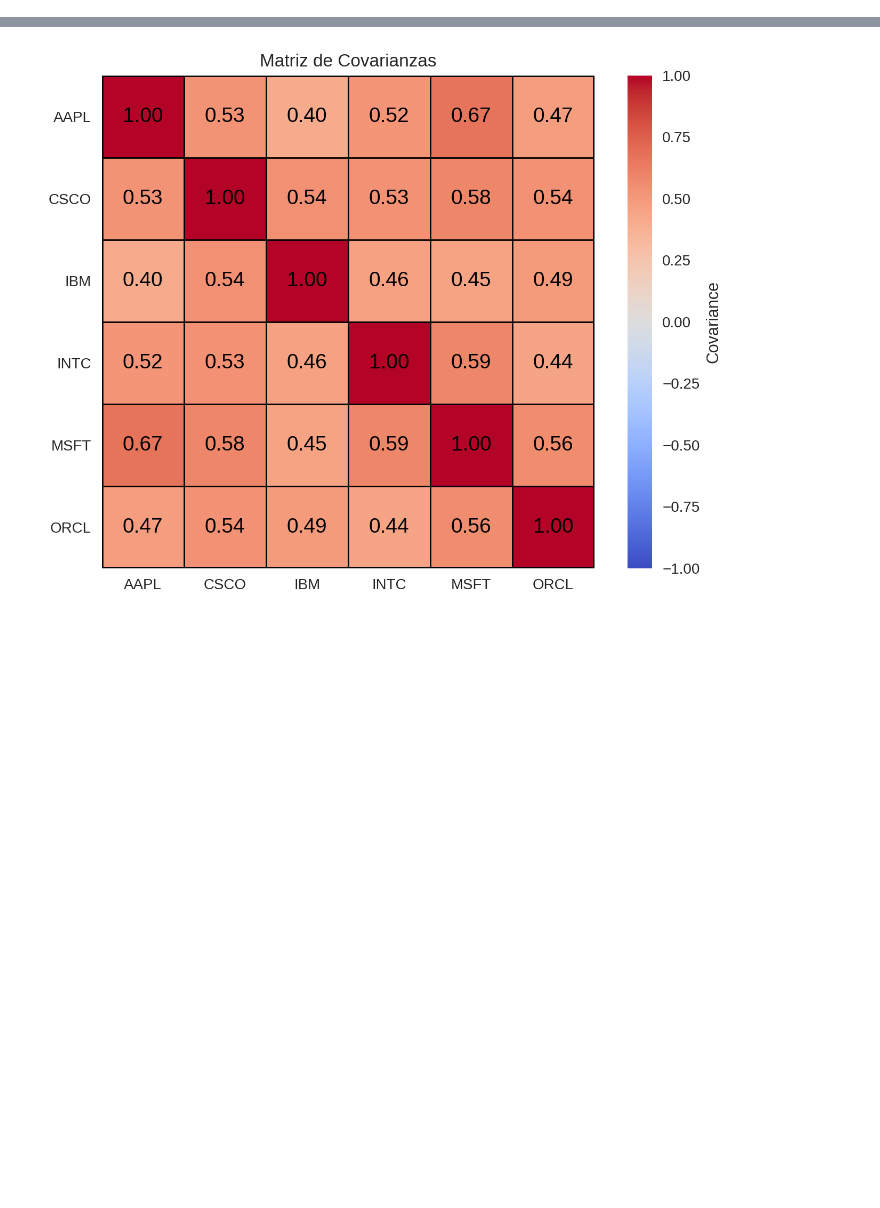
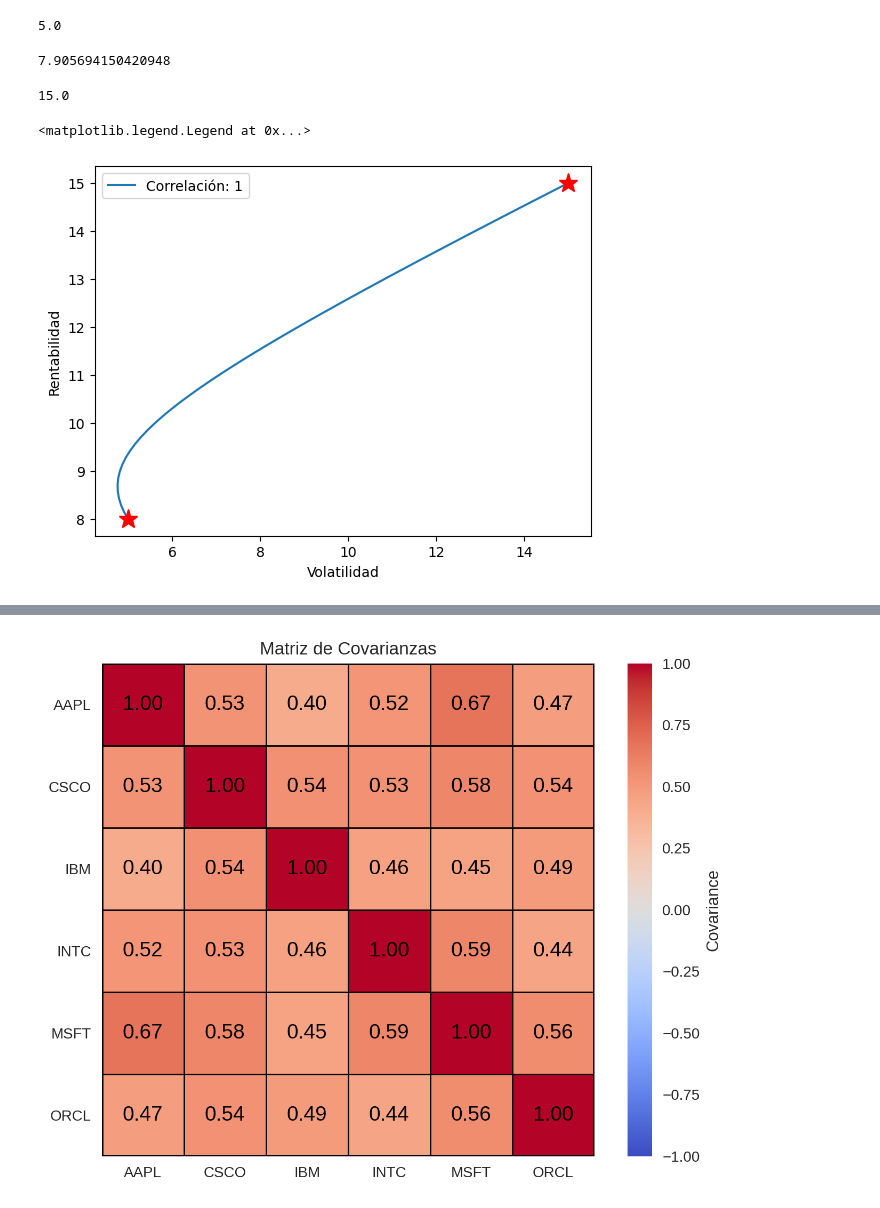
Before and after one commit to alfonso-santos/Python-aplicado-gestion-carteras, a Jupyter notebook: source/carteras-inicial.ipynb, the cells around one changed output, grey strips where cells are left out. Cells and saved outputs as stored; diff of their text form; code cells hidden in the pictures; blank space fills up the shorter version.

```diff
--- a/source/carteras-inicial.ipynb
+++ b/source/carteras-inicial.ipynb
@@ -0,0 +151,44 @@
+# %%
+def calc_portfolio_return(w1, w2, r1, r2):
+    return w1*r1 + w2*r2
+
+def calc_portfolio_std(w1, w2, v1, v2, c):
+    return np.sqrt(w1**2 * v1**2 + w2**2 * v2**2 + 2 * w1 * w2 * c)
+# %%
+peso1_lst = np.linspace(1, 0, 50)
+# %%
+calc_portfolio_std(1, 0, std1, std2, 0)
+# %% [output]
+5.0
+# %%
+calc_portfolio_std(0.5, 0.5, std1, std2, 0)
+# %% [output]
+7.905694150420948
+# %%
+calc_portfolio_std(0, 1, std1, std2, 0)
+# %% [output]
+15.0
+# %%
+rent1 = 8
+rent2 = 15
+std1 = 5
+std2 = 15
+corr = 1
+port_ret = []
+port_std = []
+for i in range(len(peso1_lst)):
+    peso1= peso1_lst[i]
+    peso2 = 1 - peso1_lst[i]
+    port_ret.append(calc_portfolio_return(peso1, peso2, rent1, rent2))
+    port_std.append(calc_portfolio_std(peso1, peso2, std1, std2, corr))
+plt.plot(port_std, port_ret, label=f"Correlación: {corr}")
+
+plt.plot(std1,  rent1, c='red', marker='*', markersize=14)
+plt.plot(std2, rent2,c='red', marker='*', markersize=14)
+plt.xlabel('Volatilidad')
+plt.ylabel('Rentabilidad')
+
+plt.legend()
+# %% [output]
+<matplotlib.legend.Legend at 0x...>
+[figure, added]
```
Also changed, not shown: parts of 14 cells of this notebook, 4 other files.
